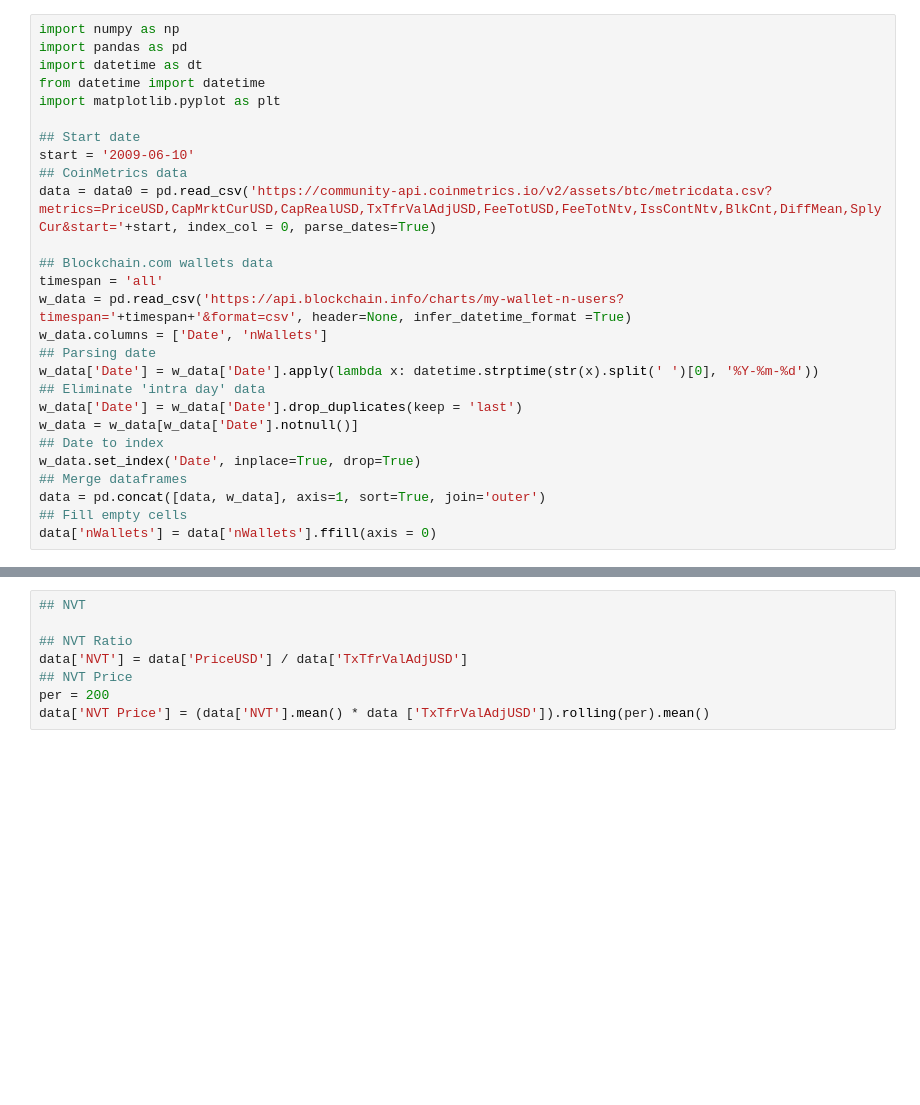
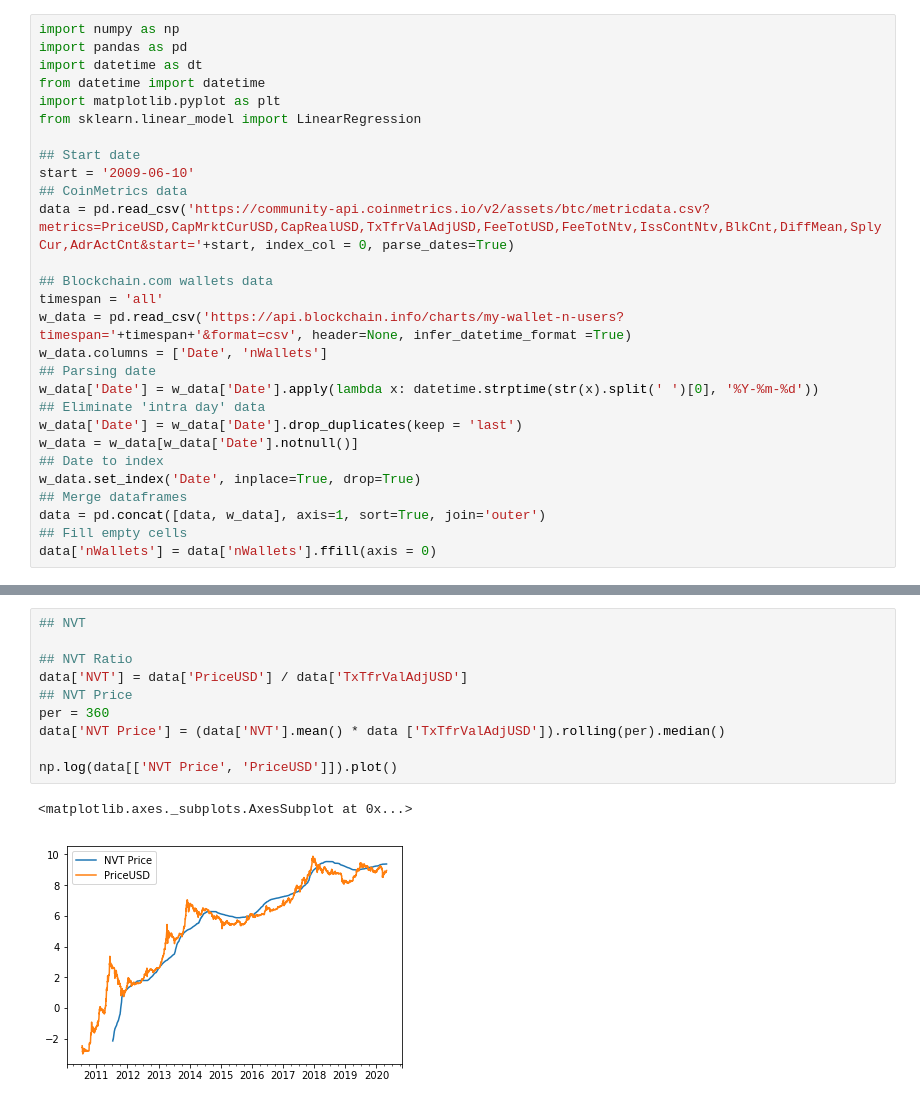
Before and after one commit to cryptogazzetta/Valuation-metrics, a Jupyter notebook: Implementing Metrics.ipynb, the cells around one changed output, grey strips where cells are left out. Cells and saved outputs as stored; diff of their text form; blank space fills up the shorter version.

```diff
--- a/Implementing Metrics.ipynb
+++ b/Implementing Metrics.ipynb
@@ -4,11 +4,12 @@ import pandas as pd
 import datetime as dt
 from datetime import datetime
 import matplotlib.pyplot as plt
+from sklearn.linear_model import LinearRegression
 
 ## Start date
 start = '2009-06-10'
 ## CoinMetrics data
-data = data0 = pd.read_csv('https://community-api.coinmetrics.io/v2/assets/btc/metricdata.csv?metrics=PriceUSD,CapMrktCurUSD,CapRealUSD,TxTfrValAdjUSD,FeeTotUSD,FeeTotNtv,IssContNtv,BlkCnt,DiffMean,SplyCur&start='+start, index_col = 0, parse_dates=True)
+data = pd.read_csv('https://community-api.coinmetrics.io/v2/assets/btc/metricdata.csv?metrics=PriceUSD,CapMrktCurUSD,CapRealUSD,TxTfrValAdjUSD,FeeTotUSD,FeeTotNtv,IssContNtv,BlkCnt,DiffMean,SplyCur,AdrActCnt&start='+start, index_col = 0, parse_dates=True)
 
 ## Blockchain.com wallets data
 timespan = 'all'
@@ -42,11 +46,16 @@ data['PTM'] = data['PriceUSD'] * data['MVRV'].mean()
 # %%
 ## NVT
 
 ## NVT Ratio
 data['NVT'] = data['PriceUSD'] / data['TxTfrValAdjUSD']
 ## NVT Price
-per = 200
-data['NVT Price'] = (data['NVT'].mean() * data ['TxTfrValAdjUSD']).rolling(per).mean()
+per = 360
+data['NVT Price'] = (data['NVT'].mean() * data ['TxTfrValAdjUSD']).rolling(per).median()
+
+np.log(data[['NVT Price', 'PriceUSD']]).plot()
+# %% [output]
+<matplotlib.axes._subplots.AxesSubplot at 0x...>
+[figure, added]
 # %%
 ## Avoided Costs
 
```
Also changed, not shown: parts of 10 cells of this notebook, 3 other files.
